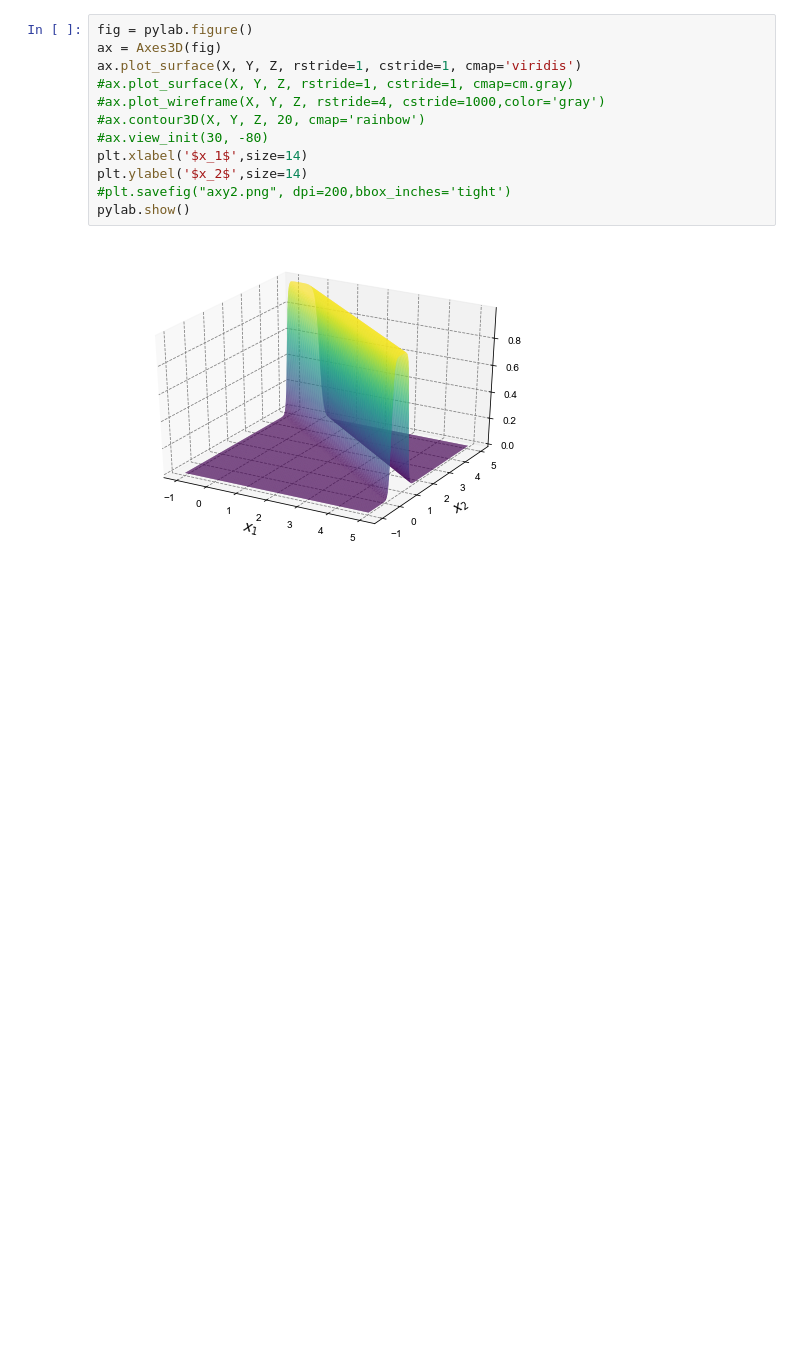
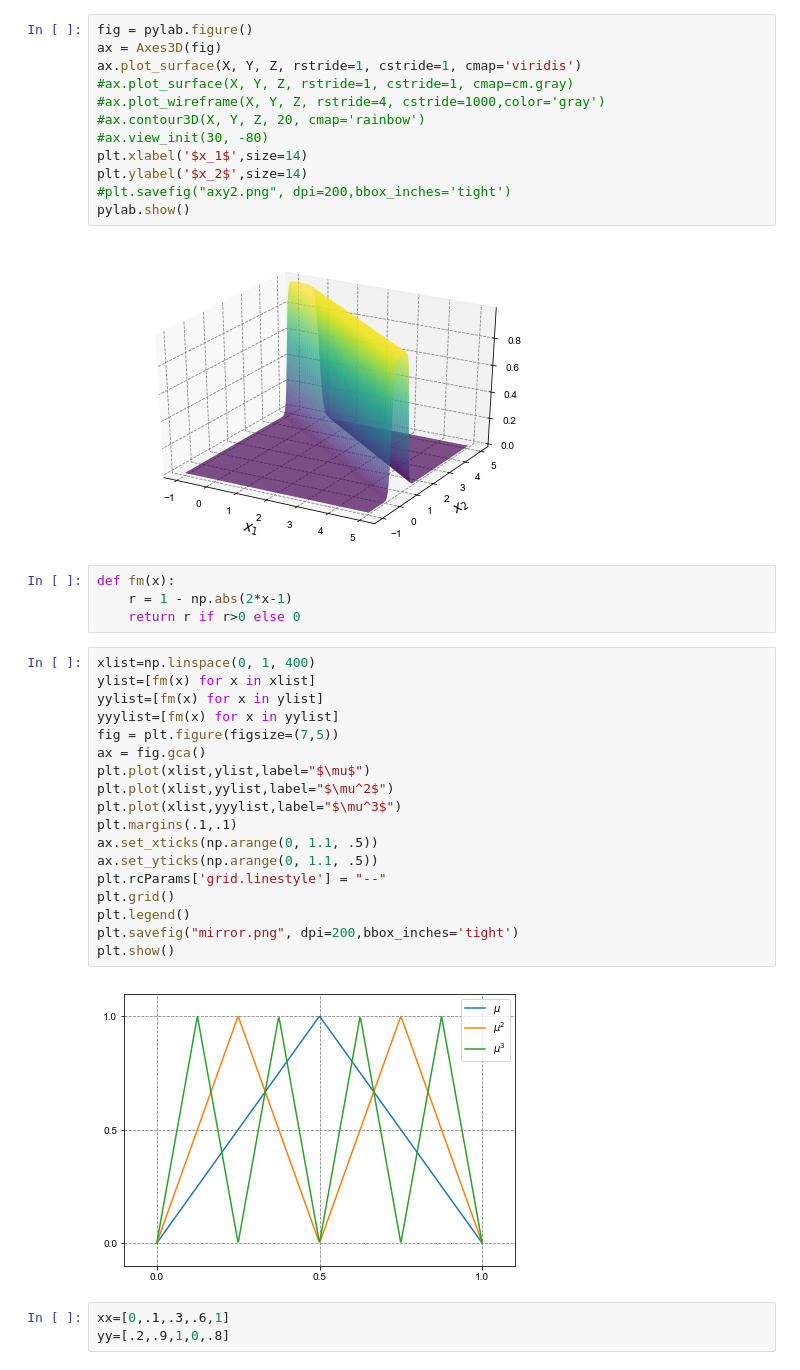
Before and after one commit to Legrandj/power, a Jupyter notebook: nn1.ipynb, the cells around one changed output. Drawn from its saved outputs; the diff is of its cells as text; blank space fills up the shorter version.

```diff
--- a/nn1.ipynb
+++ b/nn1.ipynb
@@ -337,3 +359,30 @@ plt.ylabel('$x_2$',size=14)
 pylab.show()
 # %% [output]
 [figure]
+# %%
+def fm(x):
+    r = 1 - np.abs(2*x-1)
+    return r if r>0 else 0
+# %%
+xlist=np.linspace(0, 1, 400)
+ylist=[fm(x) for x in xlist]
+yylist=[fm(x) for x in ylist]
+yyylist=[fm(x) for x in yylist]
+fig = plt.figure(figsize=(7,5))
+ax = fig.gca()
+plt.plot(xlist,ylist,label="$\mu$")
+plt.plot(xlist,yylist,label="$\mu^2$")
+plt.plot(xlist,yyylist,label="$\mu^3$")
+plt.margins(.1,.1)
+ax.set_xticks(np.arange(0, 1.1, .5))
+ax.set_yticks(np.arange(0, 1.1, .5))
+plt.rcParams['grid.linestyle'] = "--"
+plt.grid()
+plt.legend()
+plt.savefig("mirror.png", dpi=200,bbox_inches='tight')
+plt.show()
+# %% [output]
+[figure, added]
+# %%
+xx=[0,.1,.3,.6,1]
+yy=[.2,.9,1,0,.8]
```
Also changed, not shown: parts of 8 cells of this notebook.
